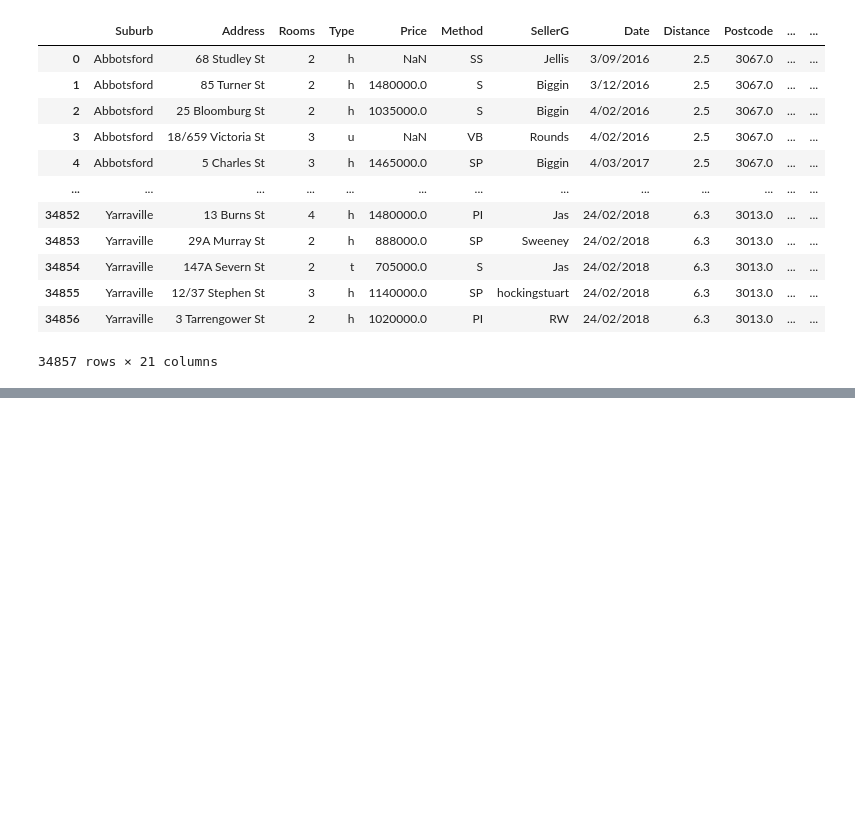
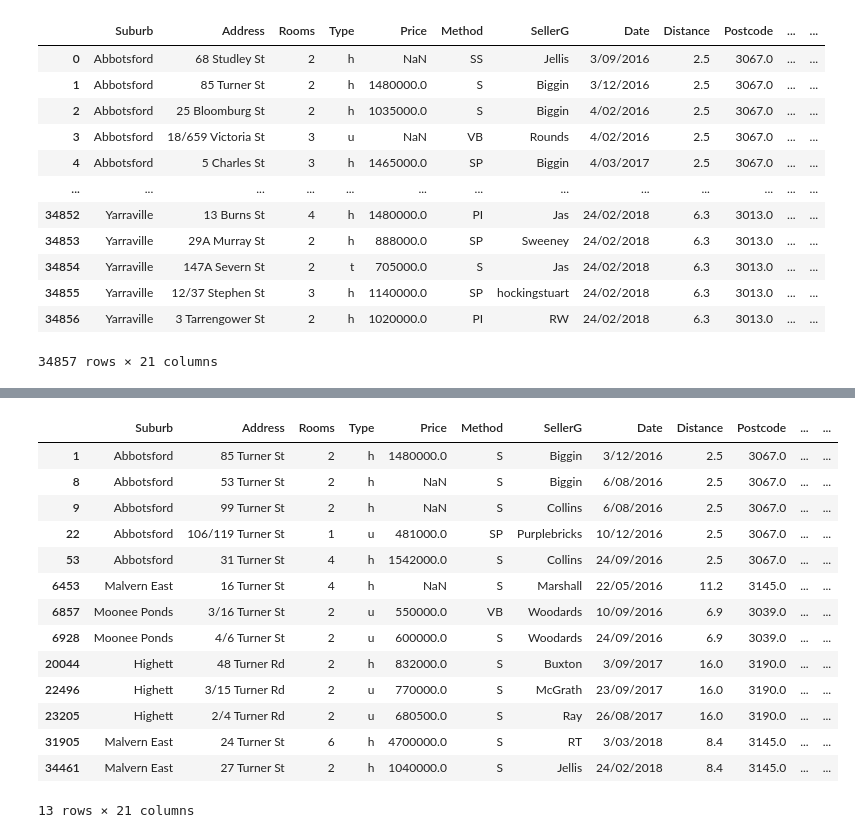
Before and after one commit to AndersonGL/Data-Science, a Jupyter notebook: house.ipynb, the cells around one changed output, grey strips where cells are left out. Cells and saved outputs as stored; diff of their text form; code cells hidden in the pictures; blank space fills up the shorter version.

```diff
--- a/house.ipynb
+++ b/house.ipynb
@@ -25,0 +42,22 @@ df                                         # Abrindo o arquivo cvs
+# %%
+# importou a modulo re (Regular expression)
+
+filter2 = df.loc[df['Address'].str.contains('Turner st|Turner Rd', flags=re.I)] # ultilizando (str.contains) para filtra a string contains
+
+filter2
+# %% [output]
+|  | Suburb | Address | Rooms | Type | Price | Method | SellerG | Date | Distance | Postcode | ... | ... |
+| 1 | Abbotsford | 85 Turner St | 2 | h | 1480000.0 | S | Biggin | 3/12/2016 | 2.5 | 3067.0 | ... | ... |
+| 8 | Abbotsford | 53 Turner St | 2 | h | NaN | S | Biggin | 6/08/2016 | 2.5 | 3067.0 | ... | ... |
+| 9 | Abbotsford | 99 Turner St | 2 | h | NaN | S | Collins | 6/08/2016 | 2.5 | 3067.0 | ... | ... |
+| 22 | Abbotsford | 106/119 Turner St | 1 | u | 481000.0 | SP | Purplebricks | 10/12/2016 | 2.5 | 3067.0 | ... | ... |
+| 53 | Abbotsford | 31 Turner St | 4 | h | 1542000.0 | S | Collins | 24/09/2016 | 2.5 | 3067.0 | ... | ... |
+| 6453 | Malvern East | 16 Turner St | 4 | h | NaN | S | Marshall | 22/05/2016 | 11.2 | 3145.0 | ... | ... |
+| 6857 | Moonee Ponds | 3/16 Turner St | 2 | u | 550000.0 | VB | Woodards | 10/09/2016 | 6.9 | 3039.0 | ... | ... |
+| 6928 | Moonee Ponds | 4/6 Turner St | 2 | u | 600000.0 | S | Woodards | 24/09/2016 | 6.9 | 3039.0 | ... | ... |
+| 20044 | Highett | 48 Turner Rd | 2 | h | 832000.0 | S | Buxton | 3/09/2017 | 16.0 | 3190.0 | ... | ... |
+| 22496 | Highett | 3/15 Turner Rd | 2 | u | 770000.0 | S | McGrath | 23/09/2017 | 16.0 | 3190.0 | ... | ... |
+| 23205 | Highett | 2/4 Turner Rd | 2 | u | 680500.0 | S | Ray | 26/08/2017 | 16.0 | 3190.0 | ... | ... |
+| 31905 | Malvern East | 24 Turner St | 6 | h | 4700000.0 | S | RT | 3/03/2018 | 8.4 | 3145.0 | ... | ... |
+| 34461 | Malvern East | 27 Turner St | 2 | h | 1040000.0 | S | Jellis | 24/02/2018 | 8.4 | 3145.0 | ... | ... |
+13 rows × 21 columns
```
Also changed, not shown: parts of 5 cells of this notebook.
